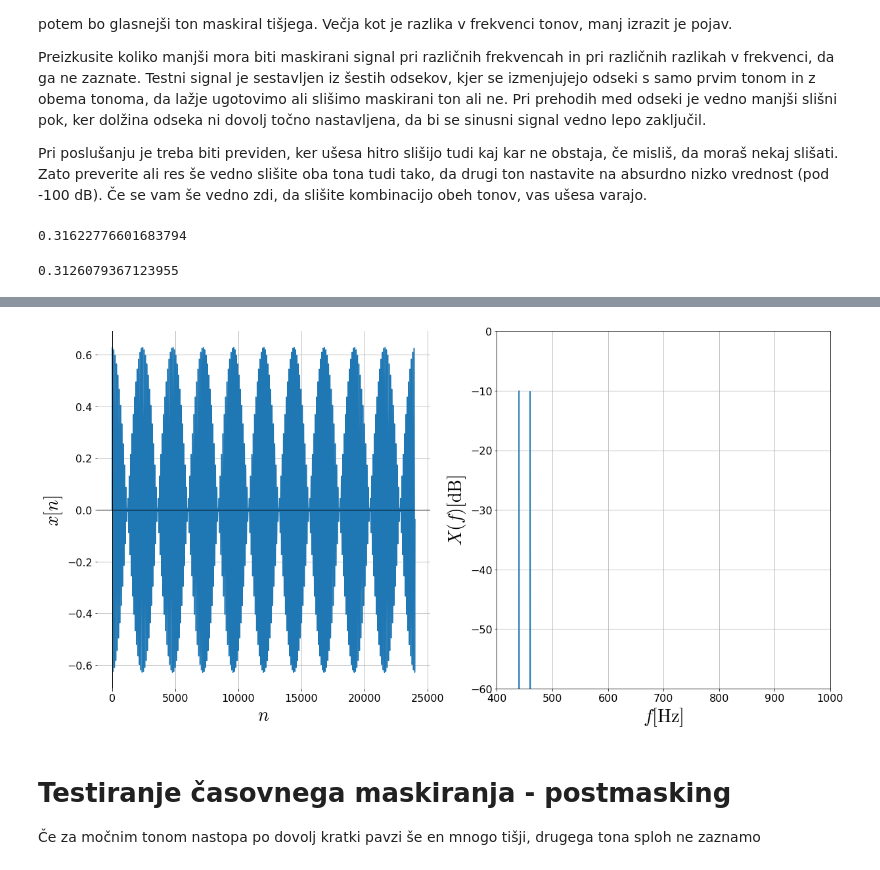
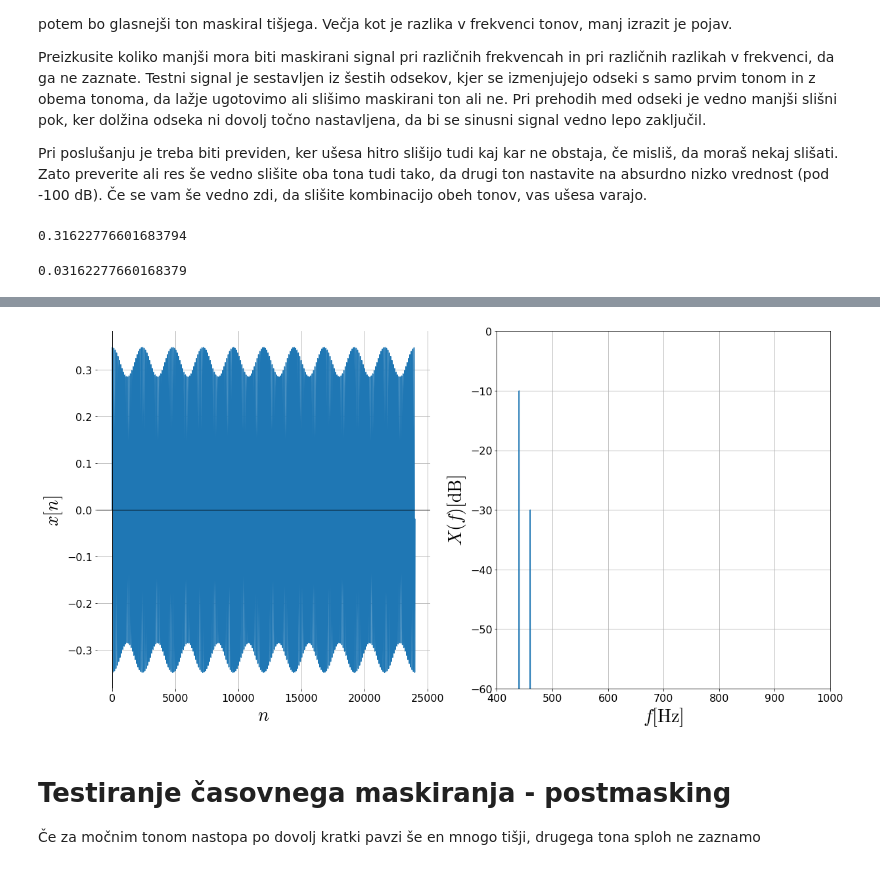
Before and after one commit to kuzfix/TIIK_pyBinder, a Jupyter notebook: P13_KodiranjeZvoka/P13_TestiranjeMask.ipynb, the cells around one changed output, grey strips where cells are left out. Cells and saved outputs as stored; diff of their text form; code cells hidden in the pictures.

```diff
--- a/P13_KodiranjeZvoka/P13_TestiranjeMask.ipynb
+++ b/P13_KodiranjeZvoka/P13_TestiranjeMask.ipynb
@@ -27,7 +27,7 @@ Pri poslušanju je treba biti previden, ker ušesa hitro slišijo tudi kaj kar n
 f1=440
 f2=460
 A1=-10   #dB (0 dB (vrednosti x[n] so -1 do +1)je maksimalna vrednost VSOTE OBEH signalov)
-A2=A1-0.1   #dB
+A2=A1-20   #dB
 fs = 48000
 length=0.50002   #s
 
@@ -44,35 +44,35 @@ display(a2)
 #pripravi frekvenčno os za risanje grafov
 fX=fft.rfftfreq(x1.size)*fs
 
 #izračunaj spekter signala
 X=20*log10(absolute(fft.rfft(x1+x2)/fs/length*2))
 
 #Risanje
 fig, ax= plt.subplots(1,2,figsize=(20,10))
 ax[0].plot(x1+x2)
 ax[0].axvline(0, color='black', lw=1)
 ax[0].axhline(0, color='black', lw=1)
 ax[0].set_ylabel(r'$x[n]$', fontsize=28)
 ax[0].set_xlabel(r'$n$', fontsize=28)
 ax[0].grid(which="both")
 ax[0].set_frame_on(False)
 
 ax[1].plot(fX,X)
 ax[1].set_ylabel(r'$X(f) [\rm{dB}]$', fontsize=28)
 ax[1].set_xlabel(r'$f [\rm{Hz}]$', fontsize=28)
 ax[1].set_xlim([400,1000])
 ax[1].set_ylim([-60,0])
 ax[1].grid(which="both")
 
 plt.rc('ytick', labelsize=16)
 plt.rc('xtick', labelsize=16)
 
 ipd.Audio(x,rate=fs,normalize=False)
 # %% [output]
 0.31622776601683794
-0.3126079367123955
+0.03162277660168379
 [interactive output not drawn]
-[figure, old version]
+[figure, new version]
 # %% [markdown]
 # Testiranje časovnega maskiranja - postmasking
 
```
Also changed, not shown: parts of 2 cells of this notebook, 4 other files.
